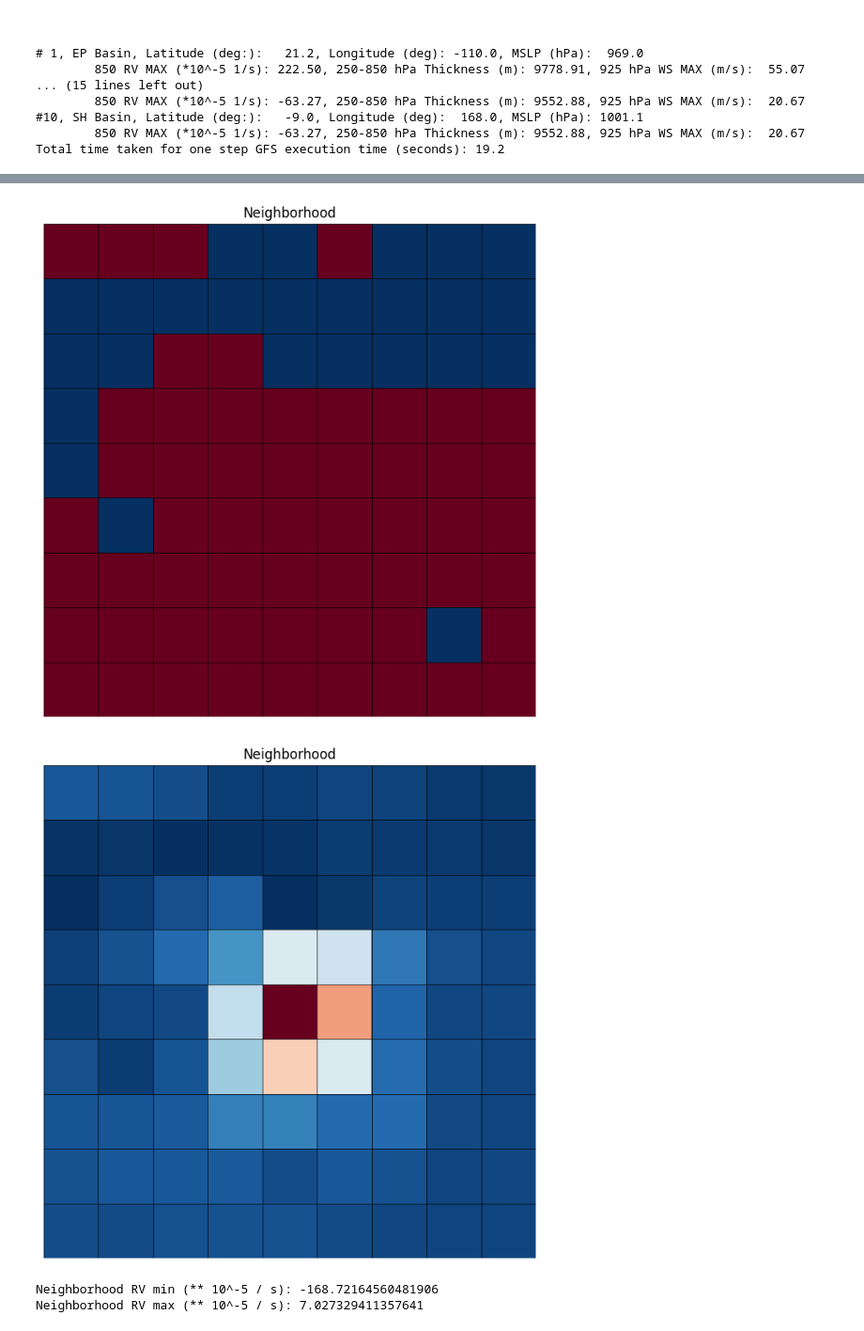
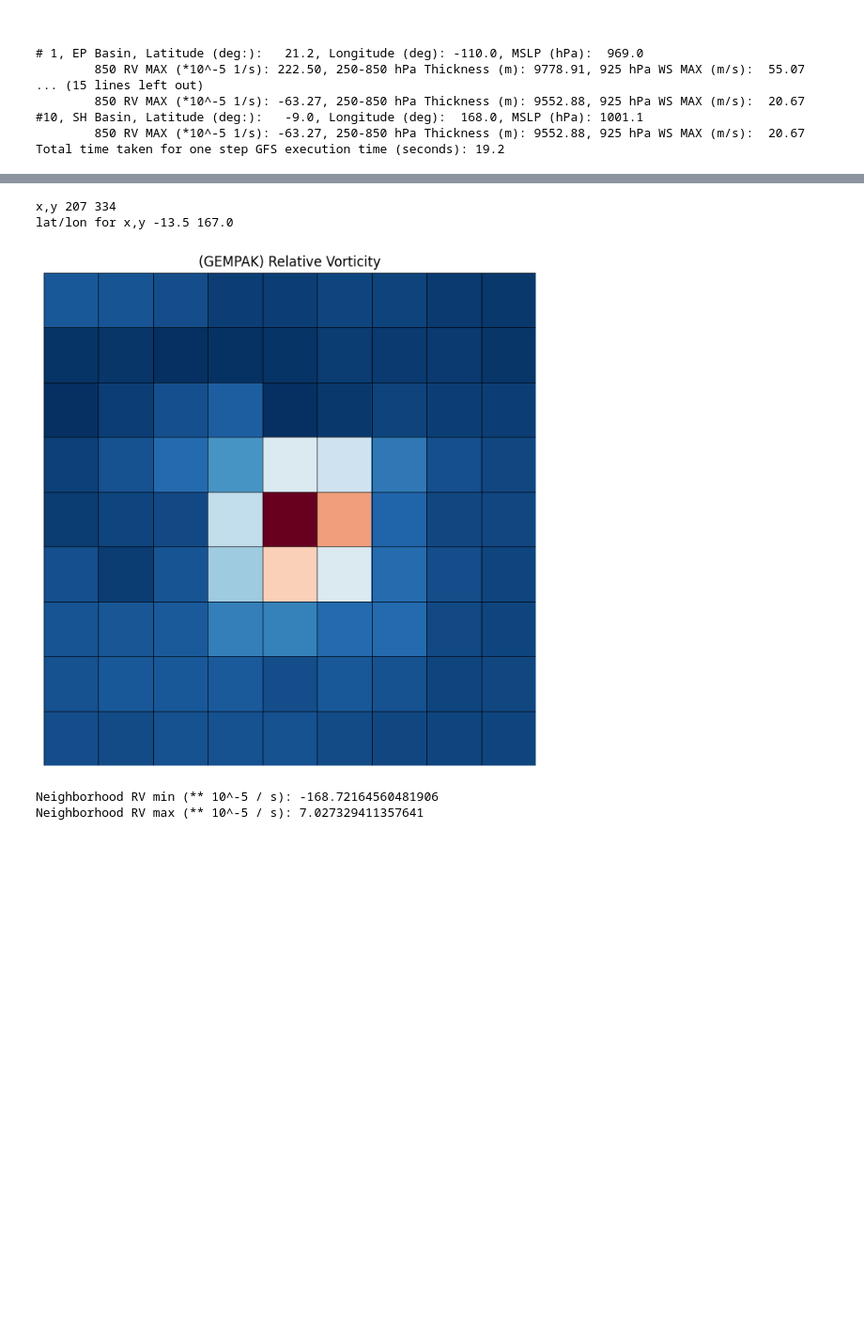
Before and after one commit to JRPdata/cyclone_genesis, a Jupyter notebook: cyclone-genesis.ipynb, the cells around one changed output, grey strips where cells are left out. Shown at 94% size. Cells and saved outputs as stored; diff of their text form; code cells hidden in the pictures; blank space fills up the shorter version.

```diff
--- a/cyclone-genesis.ipynb
+++ b/cyclone-genesis.ipynb
@@ -1280,36 +1331,25 @@ Total time taken for one step GFS execution time (seconds): 4.7
 # %%
+import metview as mv
 import xarray as xr
 grbu_path = '/home/db/metview/JRPdata/gfs2/gfs.t00z.pgrb2.0p25.f072_ugrd_850_mb.grib2'
 grbv_path ='/home/db/metview/JRPdata/gfs2/gfs.t00z.pgrb2.0p25.f072_vgrd_850_mb.grib2'
 
 grb = pygrib.open(grbu_path)[1]
 lats,lons = grb.latlons()
-u_wind_850 = grb.values
-grb = pygrib.open(grbv_path)[1]
-lats,lons = grb.latlons()
-v_wind_850 = grb.values
 res = grb['iDirectionIncrementInDegrees']
 
-xu_wind_850 = xr.open_dataset(grbu_path, engine="cfgrib",filter_by_keys={'typeOfLevel': 'isobaricInhPa'})
-xv_wind_850 = xr.open_dataset(grbv_path, engine="cfgrib",filter_by_keys={'typeOfLevel': 'isobaricInhPa'})
-
-import metview as mv
 ug = mv.read(grbu_path)
 vg = mv.read(grbv_path)
 
 xu = ug.to_dataset()
 xv = vg.to_dataset()
-#vort_fieldset = mv.vorticity(xu,xv,mode='felem')
 vort_fieldset = mv.vorticity(xu,xv)
 
 vort_850 = vort_fieldset.to_dataset()['vo'].to_masked_array()
 masked_vort_850 = vort_850
 
-# cyclone genesis was predicted at:
-#-13.5, 167
-
-x = int((1/res)*(90-(-13.5)))
-y = int((1/res)*(0+(167.0)))
+x = int((1/res)*(90-lat))
+y = int((1/res)*(0+lon))
 
 neighborhood_size = calculate_neighborhood_size(2, res)
 
@@ -1333,8 +1373,9 @@ else:
     # handle indices at the boundaries
     neighborhood = extract_2d_neighborhood(rv, (x, y), neighborhood_size)
 
-create_image(neighborhood, 'Neighborhood')
-create_image(neighborhood, 'Neighborhood', rv_to_sign = False)
+#create_image(neighborhood, 'Positive | Negative Relative Vorticity')
+create_image(neighborhood, '(Metview) Relative Vorticity', rv_to_sign = False)
+# GEMPAK yields -213.1 (no further precision)
 print("Neighborhood RV min (** 10^-5 / s):", neighborhood.min() * np.power(10.0,5))
 print("Neighborhood RV max (** 10^-5 / s):", neighborhood.max() * np.power(10.0,5))
 # %% [output]
@@ -1345,65 +1487,61 @@ Neighborhood RV max (** 10^-5 / s): 17.040246166288853
 # %%
 import xarray as xr
+import metview as mv
+
 grbu_path = '/home/db/metview/JRPdata/gfs2/gfs.t00z.pgrb2.0p50.f072_ugrd_850_mb.grib2'
 grbv_path ='/home/db/metview/JRPdata/gfs2/gfs.t00z.pgrb2.0p50.f072_vgrd_850_mb.grib2'
 
 grb = pygrib.open(grbu_path)[1]
 lats,lons = grb.latlons()
-u_wind_850 = grb.values
-grb = pygrib.open(grbv_path)[1]
-lats,lons = grb.latlons()
-v_wind_850 = grb.values
 res = grb['iDirectionIncrementInDegrees']
 
 xu_wind_850 = xr.open_dataset(grbu_path, engine="cfgrib",filter_by_keys={'typeOfLevel': 'isobaricInhPa'})
 xv_wind_850 = xr.open_dataset(grbv_path, engine="cfgrib",filter_by_keys={'typeOfLevel': 'isobaricInhPa'})
 
-import metview as mv
 ug = mv.read(grbu_path)
 vg = mv.read(grbv_path)
 
 xu = ug.to_dataset()
 xv = vg.to_dataset()
-#vort_fieldset = mv.vorticity(xu,xv,mode='felem')
 vort_fieldset = mv.vorticity(xu,xv)
 
 vort_850 = vort_fieldset.to_dataset()['vo'].to_masked_array()
 masked_vort_850 = vort_850
 
-# cyclone genesis was predicted at:
-#-13.5, 167
-
-x = int((1/res)*(90-(-13.5)))
-y = int((1/res)*(0+(167.0)))
-
+x = int((1/res)*(90-lat))
+y = int((1/res)*(0+lon))
+print('x,y', x,y)
+print('lat/lon for x,y', lats[x][y], lons[x,y])
 neighborhood_size = calculate_neighborhood_size(2, res)
 
 #rv = masked_vort_850.filled()[0]
 rv = vort_850
 # Extract the neighborhood for the current candidate
 x_min = x - neighborhood_size
 x_max = x + neighborhood_size + 1
 y_min = y - neighborhood_size
 y_max = y + neighborhood_size + 1
 
 in_bounds = ((x_min >= 0) and
     (x_max <= rv.shape[0]) and
     (y_min >= 0) and
     (y_max <= rv.shape[1]))
 
 if in_bounds:
     # the normal case (not edges of array)
     neighborhood = rv[x_min:x_max, y_min:y_max]
 else:
     # handle indices at the boundaries
     neighborhood = extract_2d_neighborhood(rv, (x, y), neighborhood_size)
 
-create_image(neighborhood, 'Neighborhood')
-create_image(neighborhood, 'Neighborhood', rv_to_sign = False)
+#create_image(neighborhood, 'Positive | Negative Relative Vorticity')
+create_image(neighborhood, '(GEMPAK) Relative Vorticity', rv_to_sign = False)
+# GEMPAK yields: -168.72 (precision in grib set to 5 digits)
 print("Neighborhood RV min (** 10^-5 / s):", neighborhood.min() * np.power(10.0,5))
 print("Neighborhood RV max (** 10^-5 / s):", neighborhood.max() * np.power(10.0,5))
 # %% [output]
+x,y 207 334
+lat/lon for x,y -13.5 167.0
-[figure, old version]
+[figure, new version]
-[figure, removed]
-Neighborhood RV min (** 10^-5 / s): -168.72164560481906
-Neighborhood RV max (** 10^-5 / s): 7.027329411357641
+Neighborhood RV min (** 10^-5 / s): -168.72164560481906
+Neighborhood RV max (** 10^-5 / s): 7.027329411357641
```
Also changed, not shown: parts of 6 cells of this notebook.
